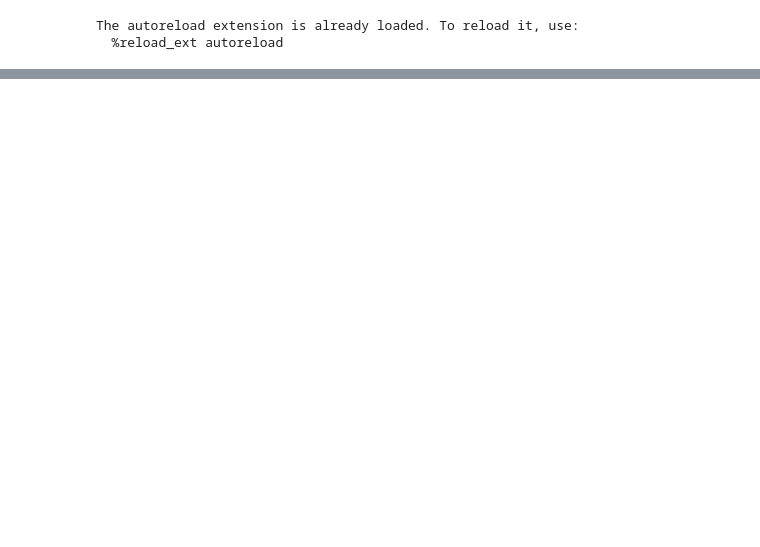
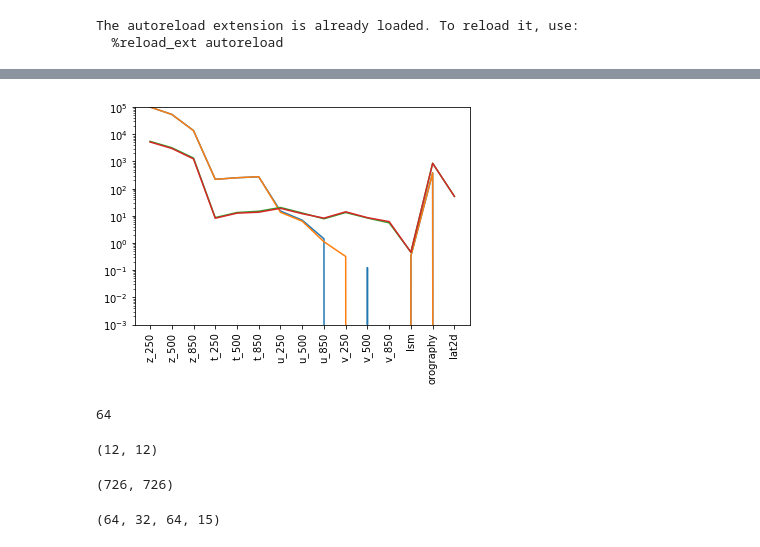
Before and after one commit to sagar-garg/WeatherBench, a Jupyter notebook: devlog/16-multi_CMIP_dg.ipynb, the cells around one changed output, grey strips where cells are left out. Saved outputs shown, nothing was run; the diff lists cells and outputs as text; code cells hidden in the pictures; blank space fills up the shorter version.

```diff
--- a/devlog/16-multi_CMIP_dg.ipynb
+++ b/devlog/16-multi_CMIP_dg.ipynb
@@ -20,0 +92,22 @@ OSError: no files to open
+# %%
+plt.plot(dg_train1.mean)
+plt.plot(dg_train2.mean)
+plt.plot(dg_train1.std)
+plt.plot(dg_train2.std)
+plt.yscale('log')
+plt.ylim(1e-3, 1e5)
+plt.xticks(range(15), dg_train1.mean.level_names.values, rotation=90);
+# %% [output]
+[figure, added]
+# %%
+dg_train1.batch_size
+# %% [output]
+64
+# %%
+len(dg_train1), len(dg_train2)
+# %% [output]
+(12, 12)
+# %%
+len(dg_train1.idxs), len(dg_train2.idxs)
+# %% [output]
+(726, 726)
@@ -20,0 +116,4 @@ OSError: no files to open
+# %%
+dg_train1[0][0].shape
+# %% [output]
+(64, 32, 64, 15)
```
Also changed, not shown: parts of 16 cells of this notebook.
